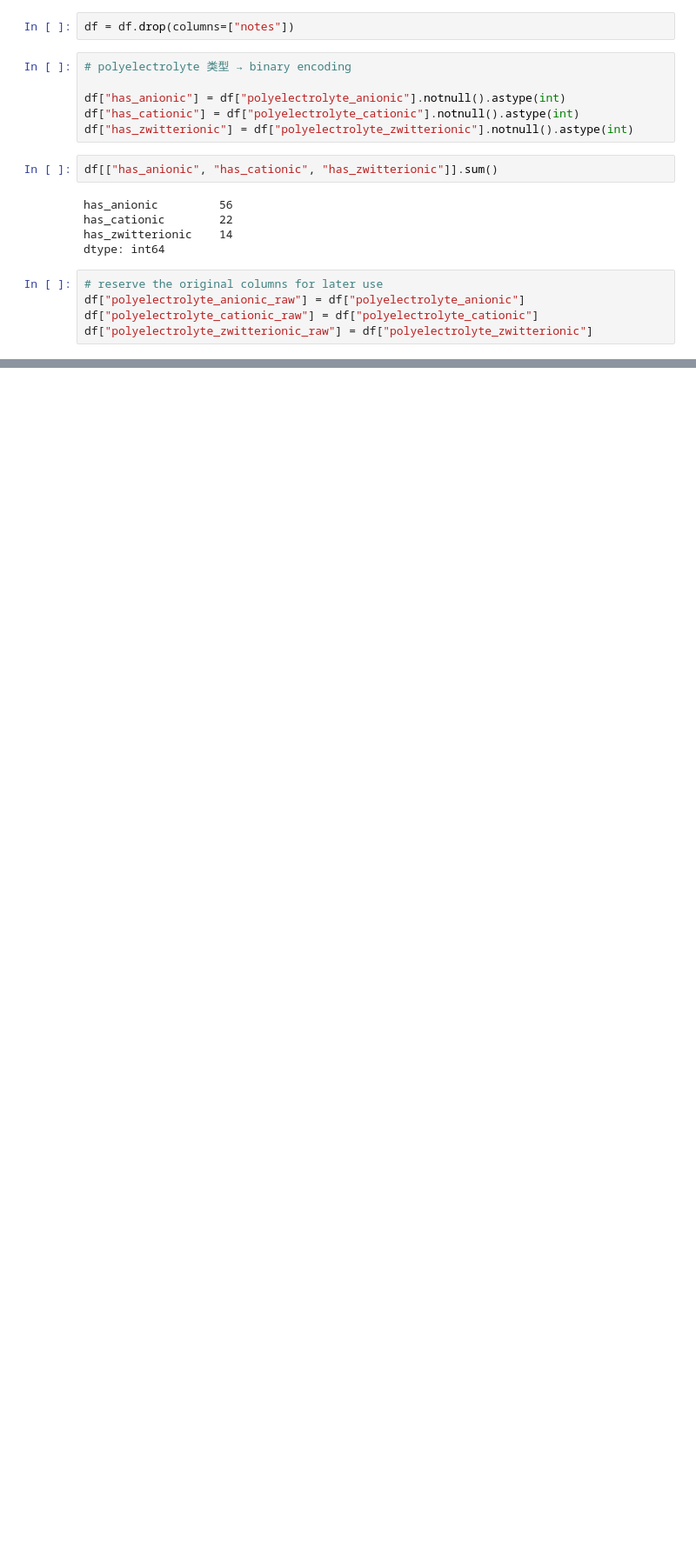
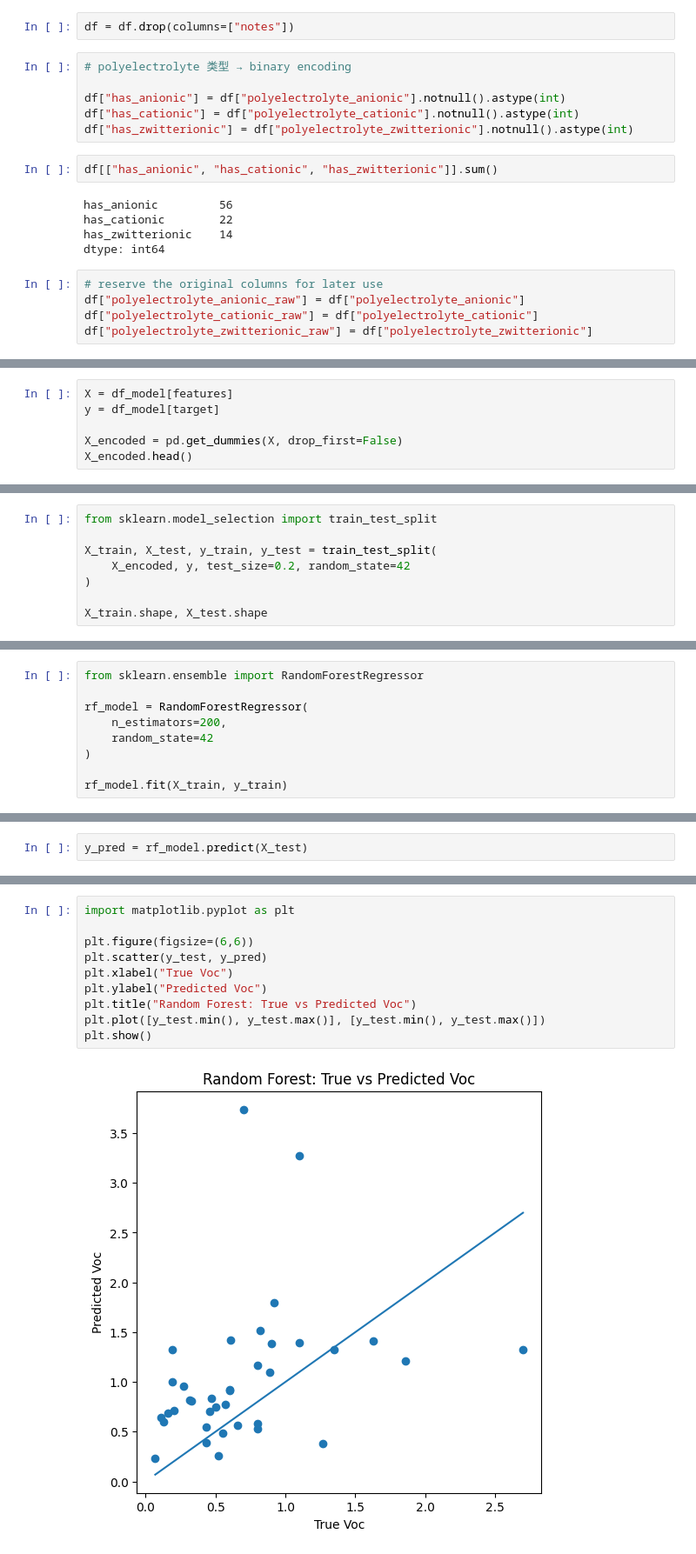
Before and after one commit to wenluanzhang/hydrovoltaic-ml, a Jupyter notebook: notebooks/01_data_cleaning.ipynb, the cells around one changed output, grey strips where cells are left out. Shown at 87% size. Cells and saved outputs as stored; diff of their text form; blank space fills up the shorter version.

Commit message:
baseline model

```diff
--- a/notebooks/01_data_cleaning.ipynb
+++ b/notebooks/01_data_cleaning.ipynb
@@ -96,0 +204,6 @@ df["polyelectrolyte_zwitterionic_raw"] = df["polyelectrolyte_zwitterionic"]
+# %%
+X = df_model[features]
+y = df_model[target]
+
+X_encoded = pd.get_dummies(X, drop_first=False)
+X_encoded.head()
@@ -96,0 +218,8 @@ df["polyelectrolyte_zwitterionic_raw"] = df["polyelectrolyte_zwitterionic"]
+# %%
+from sklearn.model_selection import train_test_split
+
+X_train, X_test, y_train, y_test = train_test_split(
+    X_encoded, y, test_size=0.2, random_state=42
+)
+
+X_train.shape, X_test.shape
@@ -96,0 +228,9 @@ df["polyelectrolyte_zwitterionic_raw"] = df["polyelectrolyte_zwitterionic"]
+# %%
+from sklearn.ensemble import RandomForestRegressor
+
+rf_model = RandomForestRegressor(
+    n_estimators=200,
+    random_state=42
+)
+
+rf_model.fit(X_train, y_train)
@@ -96,0 +239,2 @@ df["polyelectrolyte_zwitterionic_raw"] = df["polyelectrolyte_zwitterionic"]
+# %%
+y_pred = rf_model.predict(X_test)
@@ -96,0 +256,12 @@ df["polyelectrolyte_zwitterionic_raw"] = df["polyelectrolyte_zwitterionic"]
+# %%
+import matplotlib.pyplot as plt
+
+plt.figure(figsize=(6,6))
+plt.scatter(y_test, y_pred)
+plt.xlabel("True Voc")
+plt.ylabel("Predicted Voc")
+plt.title("Random Forest: True vs Predicted Voc")
+plt.plot([y_test.min(), y_test.max()], [y_test.min(), y_test.max()])
+plt.show()
+# %% [output]
+[figure, added]
```
Also changed, not shown: parts of 27 cells of this notebook, 1 other file.
